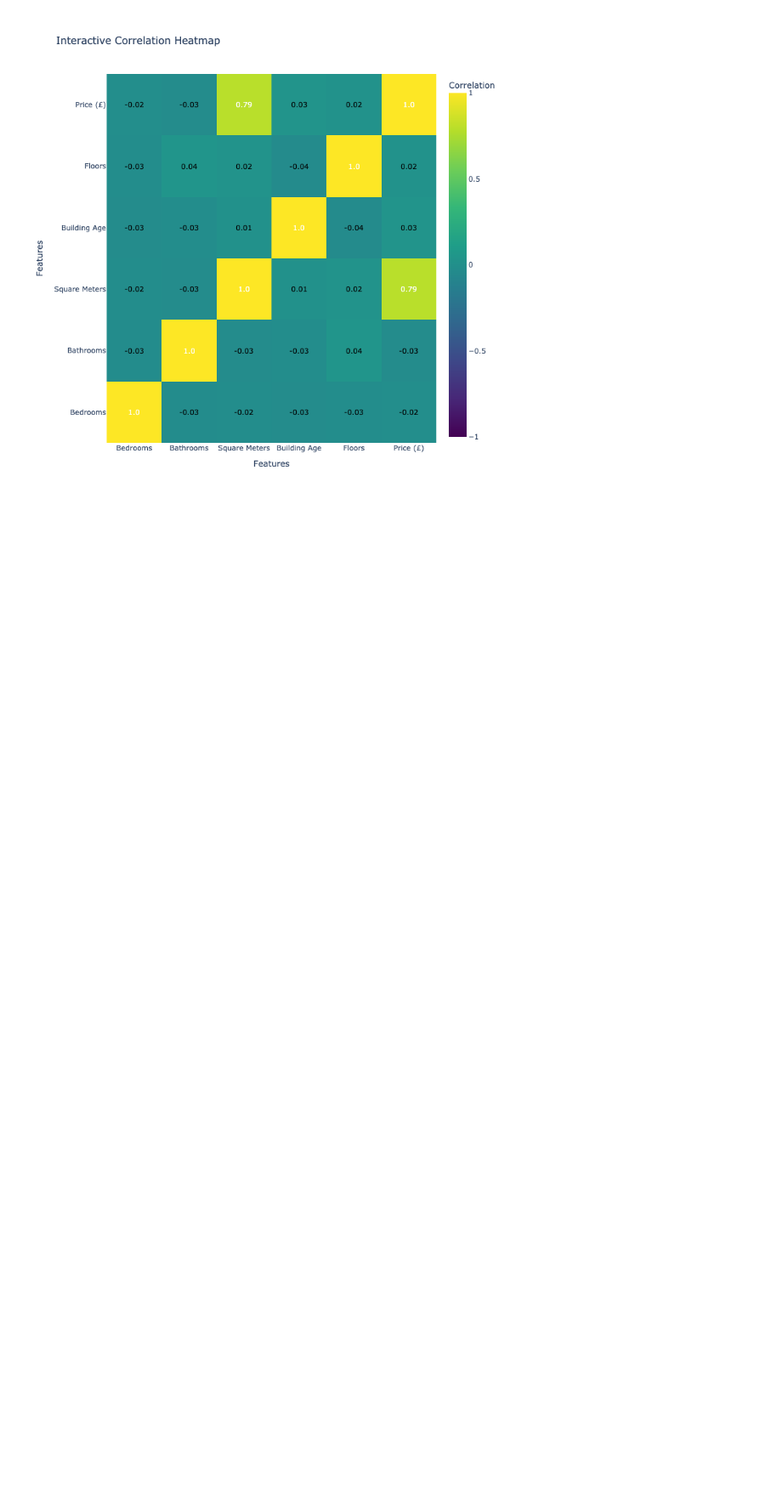
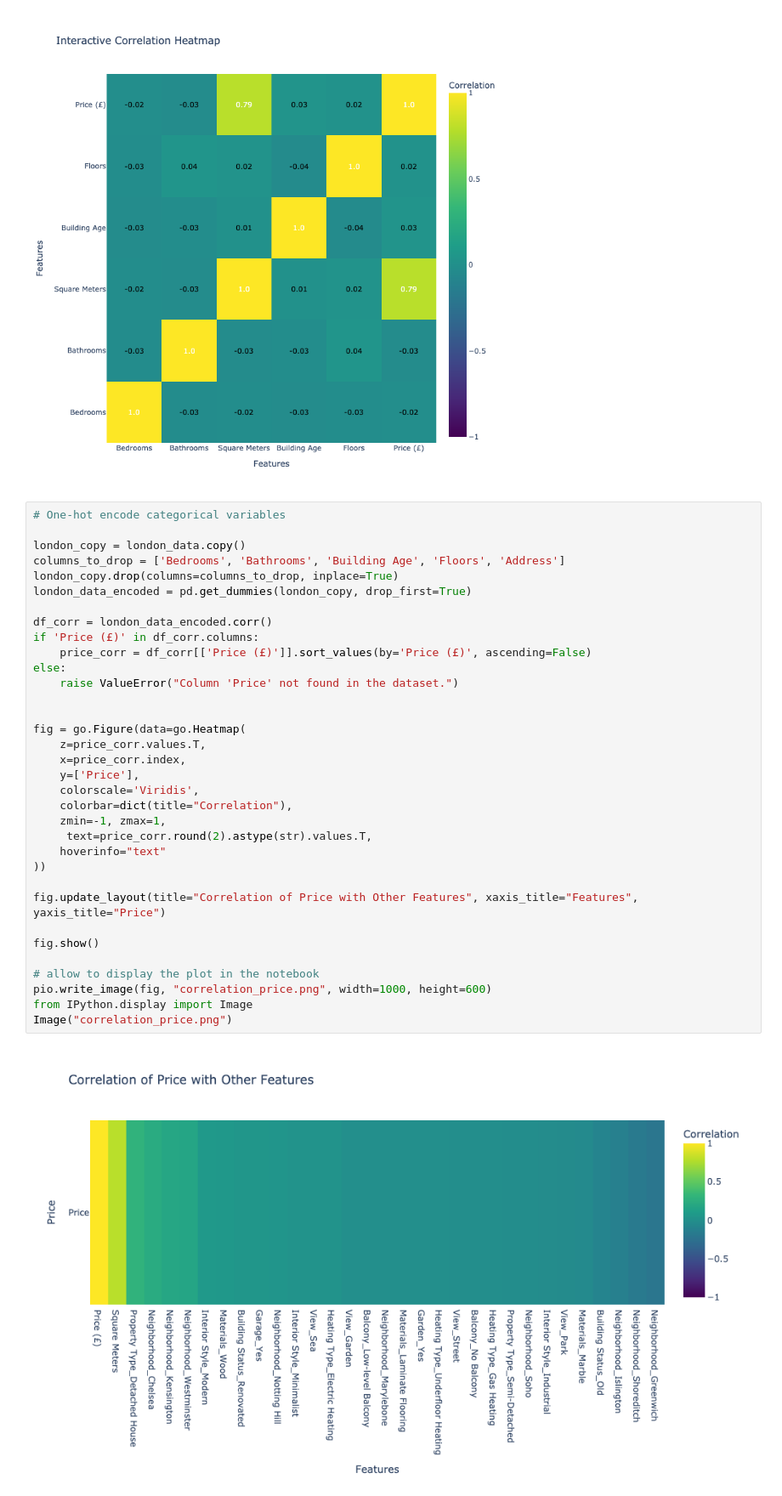
Before and after one commit to com-480-data-visualization/VisualEstate, a Jupyter notebook: EDA/exploratory_analysis_london.ipynb, the cells around one changed output. Shown at 85% size. Saved outputs shown, nothing was run; the diff lists cells and outputs as text; blank space fills up the shorter version.

Commit message:
correlation focusing on price

```diff
--- a/EDA/exploratory_analysis_london.ipynb
+++ b/EDA/exploratory_analysis_london.ipynb
@@ -148,3 +170,39 @@ from IPython.display import Image
 Image("correlation.png")
 # %% [output]
 [figure]
+# %%
+# One-hot encode categorical variables
+
+london_copy = london_data.copy()
+columns_to_drop = ['Bedrooms', 'Bathrooms', 'Building Age', 'Floors', 'Address']
+london_copy.drop(columns=columns_to_drop, inplace=True)
+london_data_encoded = pd.get_dummies(london_copy, drop_first=True)
+
+df_corr = london_data_encoded.corr()
+if 'Price (£)' in df_corr.columns:
+    price_corr = df_corr[['Price (£)']].sort_values(by='Price (£)', ascending=False)
+else:
+    raise ValueError("Column 'Price' not found in the dataset.")
+
+
+fig = go.Figure(data=go.Heatmap(
+    z=price_corr.values.T,
+    x=price_corr.index,
+    y=['Price'],
+    colorscale='Viridis',
+    colorbar=dict(title="Correlation"),
+    zmin=-1, zmax=1,
+     text=price_corr.round(2).astype(str).values.T,
+    hoverinfo="text"
+))
+
+fig.update_layout(title="Correlation of Price with Other Features", xaxis_title="Features", yaxis_title="Price")
+
+fig.show()
+
+# allow to display the plot in the notebook
+pio.write_image(fig, "correlation_price.png", width=1000, height=600)
+from IPython.display import Image
+Image("correlation_price.png")
+# %% [output]
+[figure, added]
```
Also changed, not shown: parts of 2 cells of this notebook.
